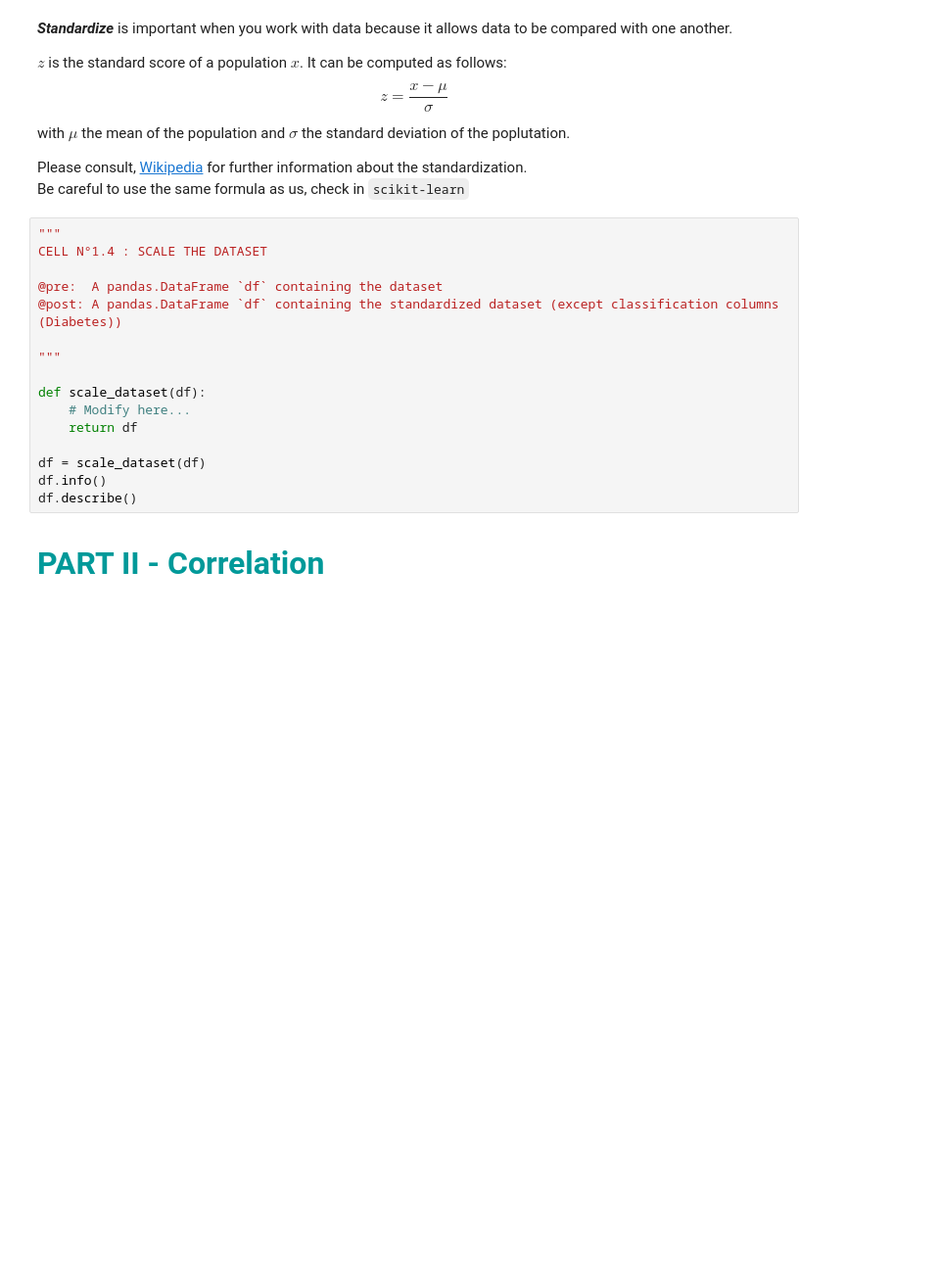
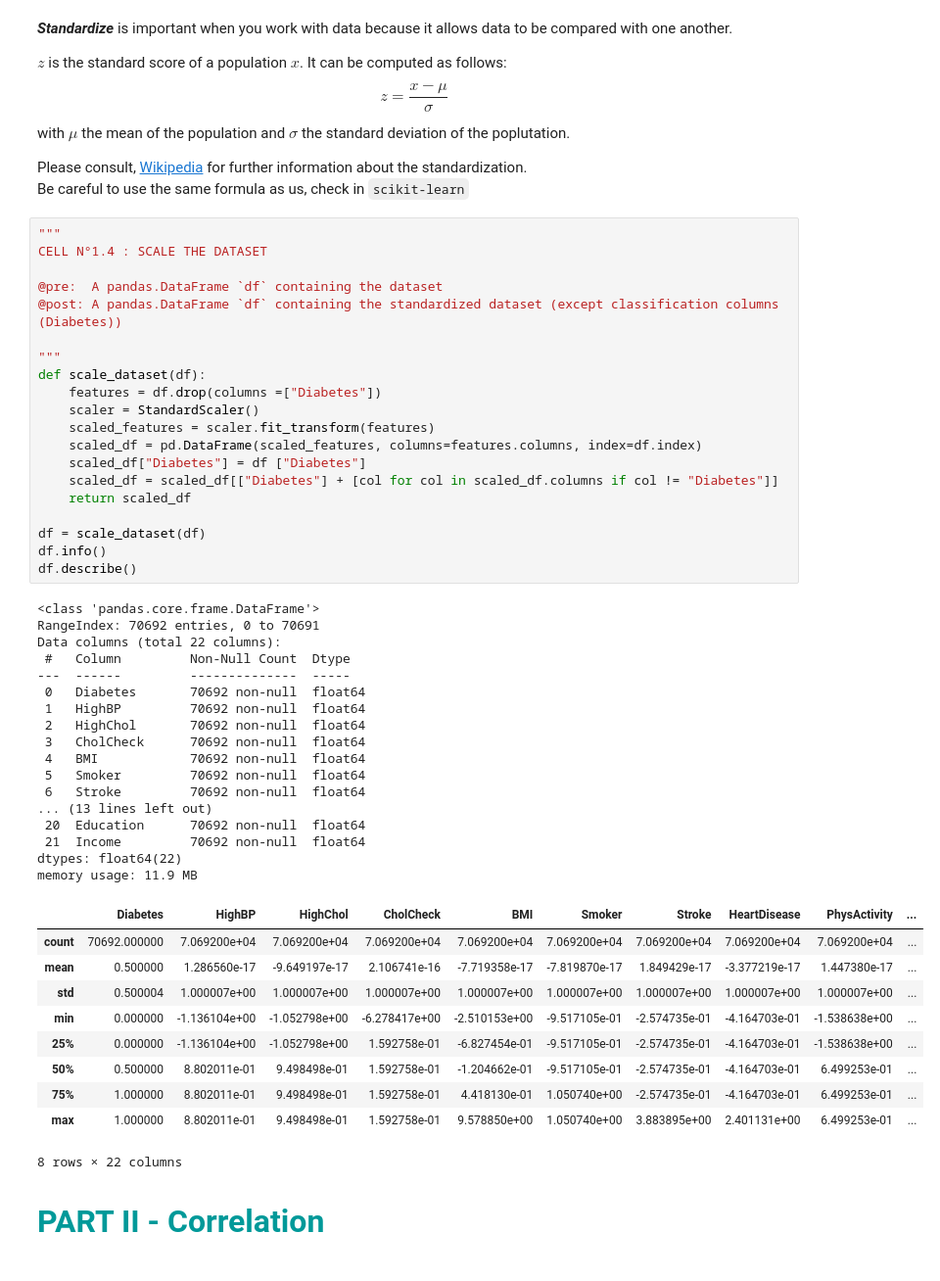
Before and after one commit to rbellens1/Hackaton, a Jupyter notebook: Hackaton_2/H2-classification.ipynb, the cells around one changed output. Shown: that part at 98% size. Drawn from its saved outputs; the diff is of its cells as text; blank space fills up the shorter version.

```diff
--- a/Hackaton_2/H2-classification.ipynb
+++ b/Hackaton_2/H2-classification.ipynb
@@ -156,19 +187,51 @@ Be careful to use the same formula as us, check in `scikit-learn`
 # %%
 """
 CELL N°1.4 : SCALE THE DATASET
 
 @pre:  A pandas.DataFrame `df` containing the dataset
 @post: A pandas.DataFrame `df` containing the standardized dataset (except classification columns (Diabetes))
 
 """
-
 def scale_dataset(df):
-    # Modify here...
-    return df
+    features = df.drop(columns =["Diabetes"])
+    scaler = StandardScaler()
+    scaled_features = scaler.fit_transform(features)
+    scaled_df = pd.DataFrame(scaled_features, columns=features.columns, index=df.index)
+    scaled_df["Diabetes"] = df ["Diabetes"]
+    scaled_df = scaled_df[["Diabetes"] + [col for col in scaled_df.columns if col != "Diabetes"]]
+    return scaled_df
 
 df = scale_dataset(df)
 df.info()
 df.describe()
+# %% [output]
+<class 'pandas.core.frame.DataFrame'>
+RangeIndex: 70692 entries, 0 to 70691
+Data columns (total 22 columns):
+ #   Column         Non-Null Count  Dtype
+---  ------         --------------  -----
+ 0   Diabetes       70692 non-null  float64
+ 1   HighBP         70692 non-null  float64
+ 2   HighChol       70692 non-null  float64
+ 3   CholCheck      70692 non-null  float64
+ 4   BMI            70692 non-null  float64
+ 5   Smoker         70692 non-null  float64
+ 6   Stroke         70692 non-null  float64
+... (13 lines left out)
+ 20  Education      70692 non-null  float64
+ 21  Income         70692 non-null  float64
+dtypes: float64(22)
+memory usage: 11.9 MB
+|  | Diabetes | HighBP | HighChol | CholCheck | BMI | Smoker | Stroke | HeartDisease | PhysActivity | ... |
+| count | 70692.000000 | 7.069200e+04 | 7.069200e+04 | 7.069200e+04 | 7.069200e+04 | 7.069200e+04 | 7.069200e+04 | 7.069200e+04 | 7.069200e+04 | ... |
+| mean | 0.500000 | 1.286560e-17 | -9.649197e-17 | 2.106741e-16 | -7.719358e-17 | -7.819870e-17 | 1.849429e-17 | -3.377219e-17 | 1.447380e-17 | ... |
+| std | 0.500004 | 1.000007e+00 | 1.000007e+00 | 1.000007e+00 | 1.000007e+00 | 1.000007e+00 | 1.000007e+00 | 1.000007e+00 | 1.000007e+00 | ... |
+| min | 0.000000 | -1.136104e+00 | -1.052798e+00 | -6.278417e+00 | -2.510153e+00 | -9.517105e-01 | -2.574735e-01 | -4.164703e-01 | -1.538638e+00 | ... |
+| 25% | 0.000000 | -1.136104e+00 | -1.052798e+00 | 1.592758e-01 | -6.827454e-01 | -9.517105e-01 | -2.574735e-01 | -4.164703e-01 | -1.538638e+00 | ... |
+| 50% | 0.500000 | 8.802011e-01 | 9.498498e-01 | 1.592758e-01 | -1.204662e-01 | -9.517105e-01 | -2.574735e-01 | -4.164703e-01 | 6.499253e-01 | ... |
+| 75% | 1.000000 | 8.802011e-01 | 9.498498e-01 | 1.592758e-01 | 4.418130e-01 | 1.050740e+00 | -2.574735e-01 | -4.164703e-01 | 6.499253e-01 | ... |
+| max | 1.000000 | 8.802011e-01 | 9.498498e-01 | 1.592758e-01 | 9.578850e+00 | 1.050740e+00 | 3.883895e+00 | 2.401131e+00 | 6.499253e-01 | ... |
+8 rows × 22 columns
 # %% [markdown]
 <br><font size=7 color=#009999> <b>PART II - Correlation</b> </font> <br><br>
 # %% [markdown]
```
Also changed, not shown: parts of 9 cells of this notebook.
